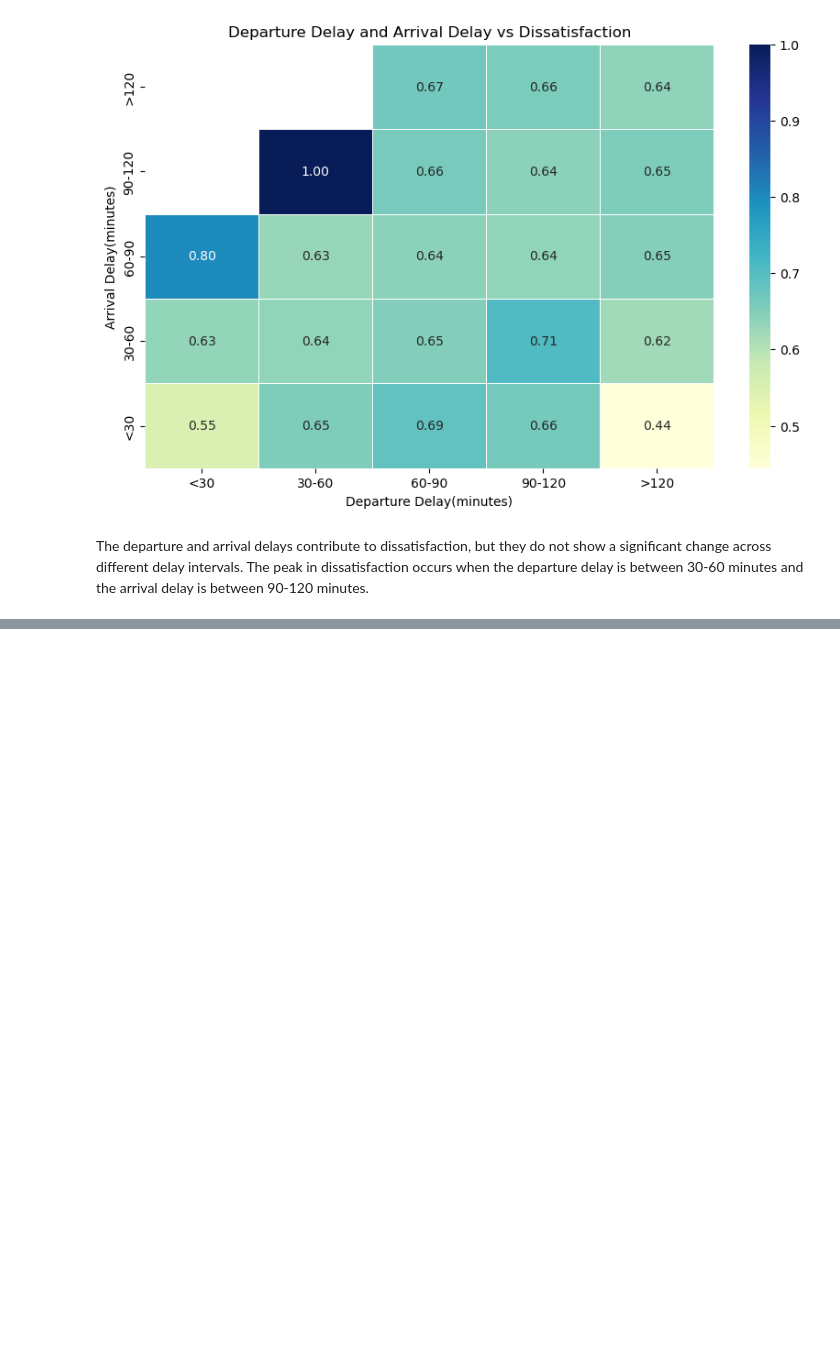
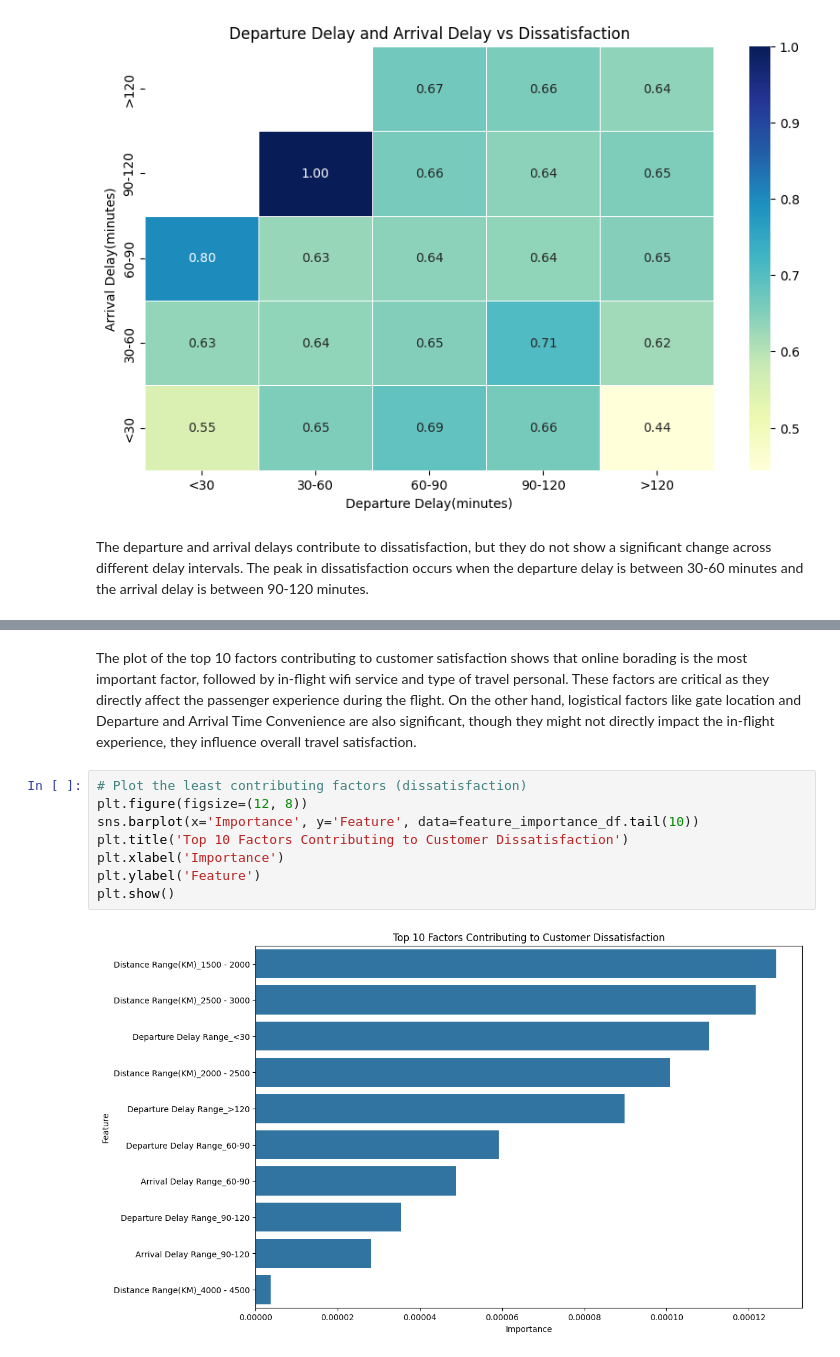
Before and after one commit to samamaryna/team_project, a Jupyter notebook: Project_2.ipynb, the cells around one changed output, grey strips where cells are left out. Cells and saved outputs as stored; diff of their text form; blank space fills up the shorter version.

```diff
--- a/Project_2.ipynb
+++ b/Project_2.ipynb
@@ -739,0 +785,12 @@ The departure and arrival delays contribute to dissatisfaction, but they do not
+# %% [markdown]
+The plot of the top 10 factors contributing to customer satisfaction shows that online borading is the most important factor, followed by in-flight wifi service and type of travel personal. These factors are critical as they directly affect the passenger experience during the flight. On the other hand, logistical factors like gate location and Departure and Arrival Time Convenience are also significant, though they might not directly impact the in-flight experience, they influence overall travel satisfaction.
+# %%
+# Plot the least contributing factors (dissatisfaction)
+plt.figure(figsize=(12, 8))
+sns.barplot(x='Importance', y='Feature', data=feature_importance_df.tail(10))
+plt.title('Top 10 Factors Contributing to Customer Dissatisfaction')
+plt.xlabel('Importance')
+plt.ylabel('Feature')
+plt.show()
+# %% [output]
+[figure, added]
```
Also changed, not shown: parts of 21 cells of this notebook.
